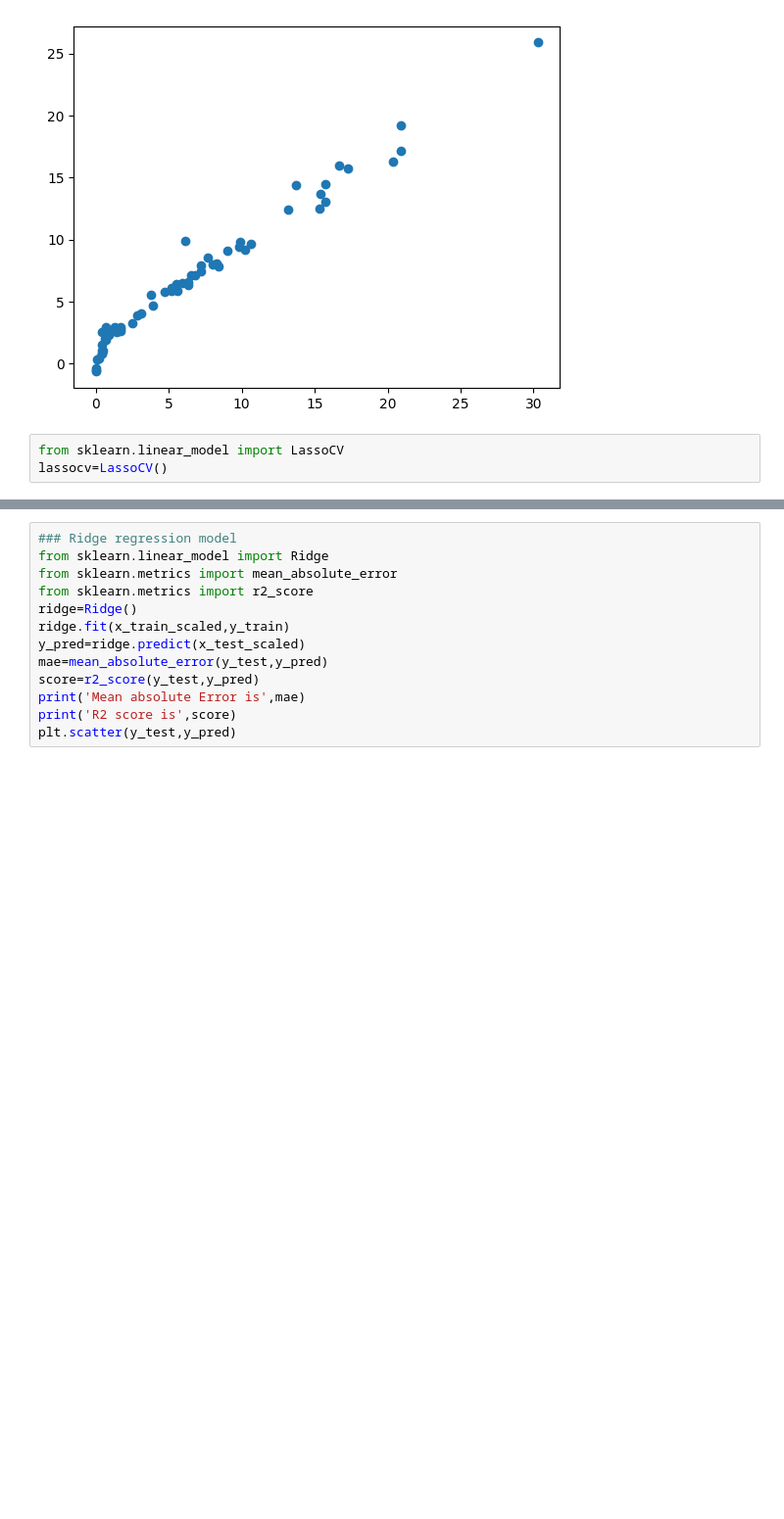
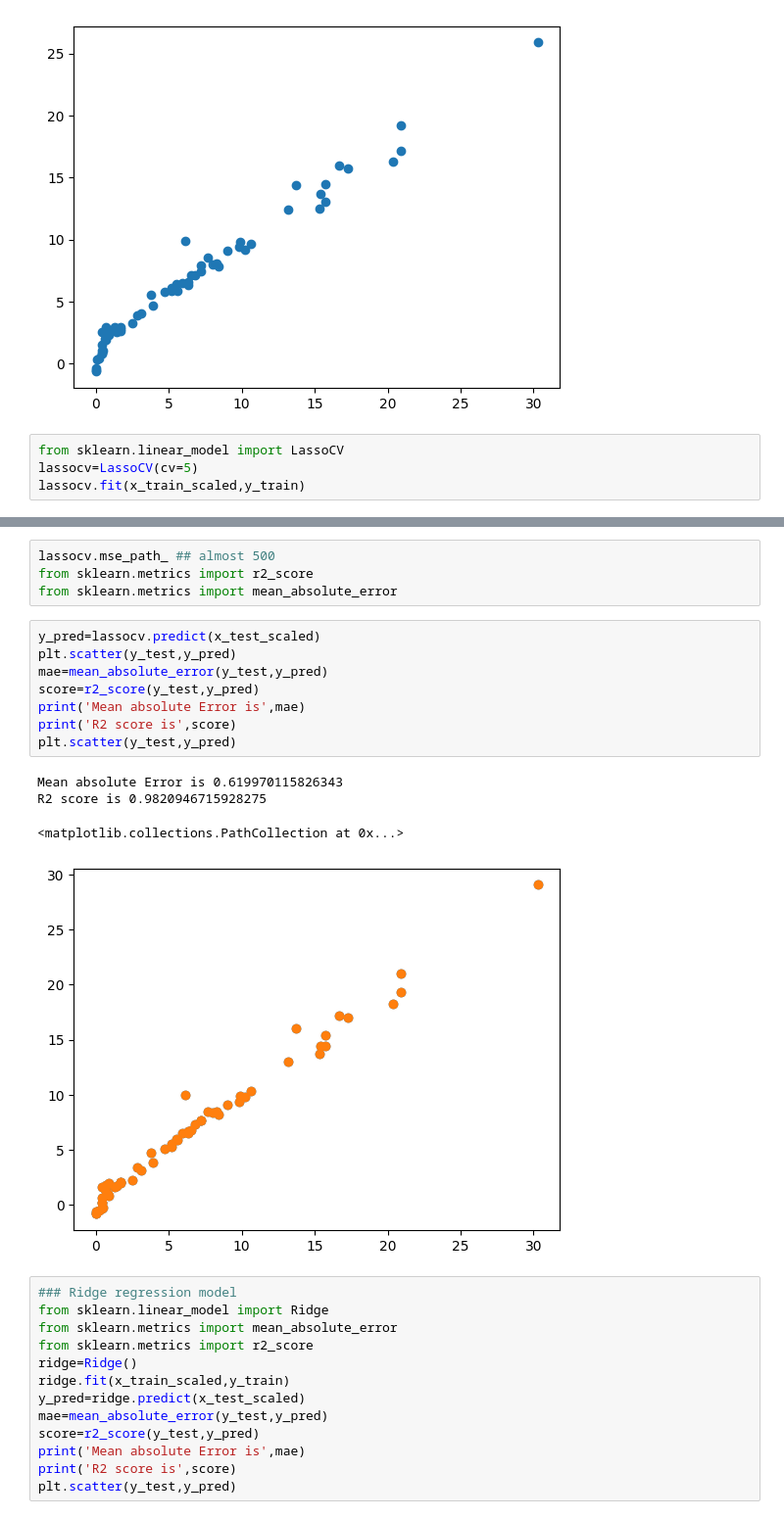
Before and after one commit to itsmeayan45/ml-playground, a Jupyter notebook: project/model_trainig.ipynb, the cells around one changed output, grey strips where cells are left out. Shown at 98% size. Cells and saved outputs as stored; diff of their text form; blank space fills up the shorter version.

Commit message:
model training completed

```diff
--- a/project/model_trainig.ipynb
+++ b/project/model_trainig.ipynb
@@ -183,4 +183,5 @@ R2 score is 0.9492020263112388
 [figure]
 # %%
 from sklearn.linear_model import LassoCV
-lassocv=LassoCV()
+lassocv=LassoCV(cv=5)
+lassocv.fit(x_train_scaled,y_train)
@@ -187,3 +217,20 @@ lassocv=LassoCV()
+# %%
+lassocv.mse_path_ ## almost 500
+from sklearn.metrics import r2_score
+from sklearn.metrics import mean_absolute_error
+# %%
+y_pred=lassocv.predict(x_test_scaled)
+plt.scatter(y_test,y_pred)
+mae=mean_absolute_error(y_test,y_pred)
+score=r2_score(y_test,y_pred)
+print('Mean absolute Error is',mae)
+print('R2 score is',score)
+plt.scatter(y_test,y_pred)
+# %% [output]
+Mean absolute Error is 0.619970115826343
+R2 score is 0.9820946715928275
+<matplotlib.collections.PathCollection at 0x...>
+[figure, added]
 # %%
 ### Ridge regression model
 from sklearn.linear_model import Ridge
```
Also changed, not shown: parts of 5 cells of this notebook.
